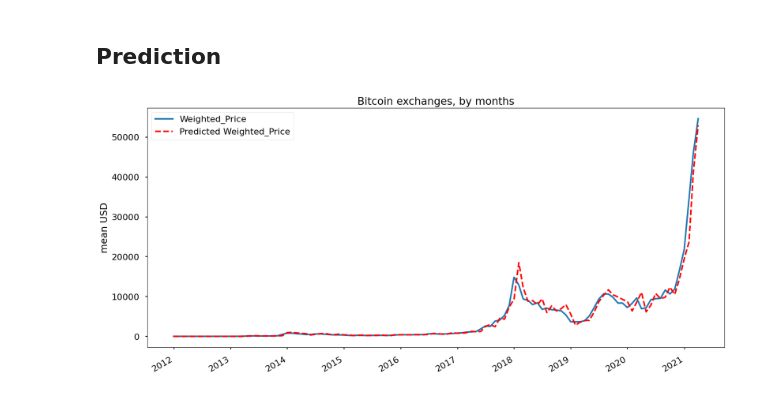
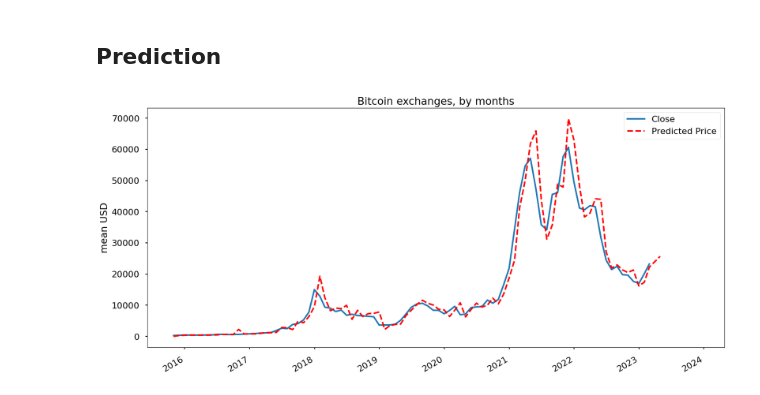
Before and after one commit to swekshasinha/CS784, a Jupyter notebook: arima/bitcoin-price-prediction-by-arima.ipynb, the cells around one changed output. Cells and saved outputs as stored; diff of their text form; code cells hidden in the pictures.

```diff
--- a/arima/bitcoin-price-prediction-by-arima.ipynb
+++ b/arima/bitcoin-price-prediction-by-arima.ipynb
@@ -19,6 +19,6 @@ plt.style.use('seaborn-poster')
 ## Data Exploration
 # %%
 # Load data
-df = pd.read_csv('/Users/rkankaria/Documents/CS784/arima/bitstampUSD_1-min_data_2012-01-01_to_2021-03-31.csv')
+df = pd.read_csv('/Users/rkankaria/Documents/CS784/arima/data.csv')
 df.tail()
 # %% [output]
@@ -44,10 +44,12 @@ for msg in consumer:
 Error:
 # %%
 # Unix-time to
-df.Timestamp = pd.to_datetime(df.Timestamp, unit='s')
+# df.Timestamp = pd.to_datetime(df.Timestamp, unit='ms')
+# print(df.tail())
 
 # Resampling to daily frequency
-df.index = df.Timestamp
+df.Date = pd.to_datetime(df.Date)
+df.index = df.Date
 df = df.resample('D').mean()
 
 # Resampling to monthly frequency
@@ -233,20 +235,20 @@ def invboxcox(y,lmbda):
       return(np.exp(np.log(lmbda*y+1)/lmbda))
 # %%
 # Prediction
-df_month2 = df_month[['Weighted_Price']]
+df_month2 = df_month[['Close']]
 # date_list = [datetime(2023, 4, 30), datetime(2022, 5, 31), datetime(2022, 6, 30), datetime(2022, 7, 31),
 #              datetime(2022, 8, 31), datetime(2022, 9, 30), datetime(2022, 10, 31), datetime(2022, 11, 30),
 #              datetime(2022, 12, 31)]
-date_list = [datetime(2023, 4, 30)]
+date_list = [datetime(2023, 4, 30), datetime(2023, 5, 30), datetime(2023, 6, 30), datetime(2023, 7, 30), datetime(2023, 8, 30), datetime(2023, 9, 30), datetime(2023, 10, 30), datetime(2023, 11, 30), datetime(2023, 12, 30)]
 future = pd.DataFrame(index=date_list, columns= df_month.columns)
 df_month2 = pd.concat([df_month2, future])
 df_month2['forecast'] = invboxcox(best_model.predict(start=0, end=130), lmbda)
 plt.figure(figsize=(19,9))
-df_month2.Weighted_Price.plot()
-df_month2.forecast.plot(color='r', ls='--', label='Predicted Weighted_Price')
+df_month2.Close.plot()
+df_month2.forecast.plot(color='r', ls='--', label='Predicted Price')
 plt.legend()
 plt.title('Bitcoin exchanges, by months')
 plt.ylabel('mean USD')
 plt.show()
 # %% [output]
-[figure, old version]
+[figure, new version]
```
Also changed, not shown: parts of 9 cells of this notebook.
